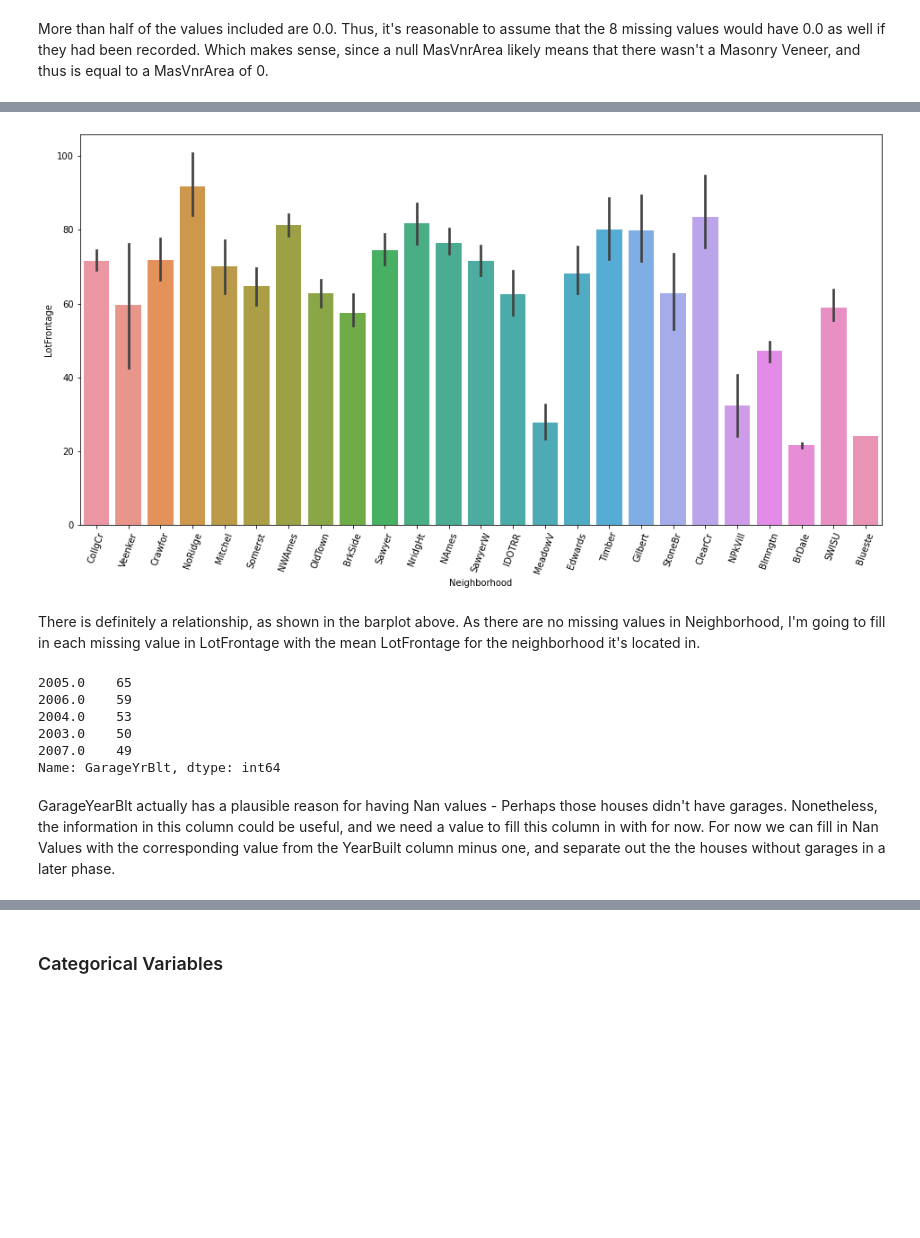
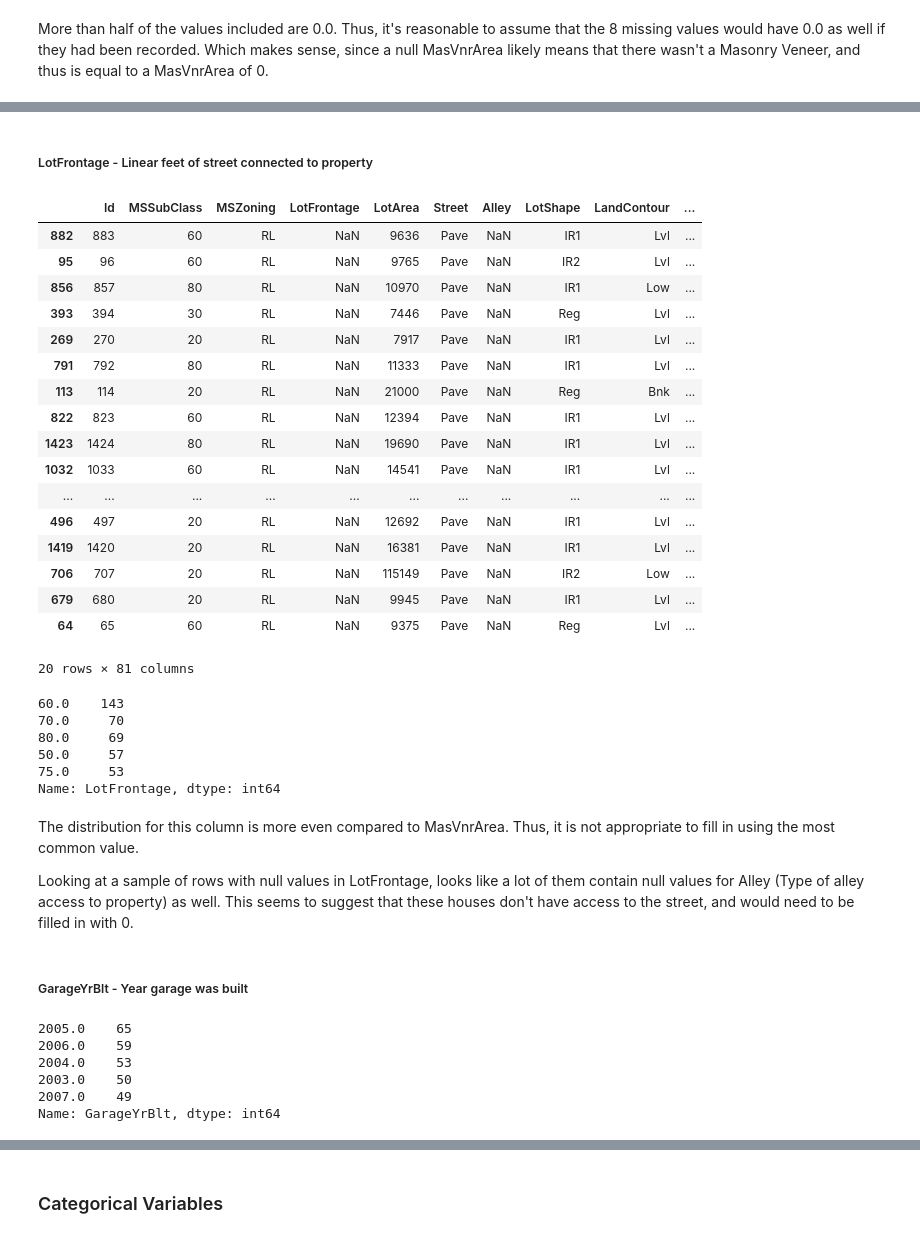
Before and after one commit to SophiaOfTheOceans/Iowa-Housing-Prices, a Jupyter notebook: EDA + Cleaning.ipynb, the cells around one changed output, grey strips where cells are left out. Saved outputs shown, nothing was run; the diff lists cells and outputs as text; code cells hidden in the pictures; blank space fills up the shorter version.

```diff
--- a/EDA + Cleaning.ipynb
+++ b/EDA + Cleaning.ipynb
@@ -93,10 +121,0 @@ Let's try examining this columns relation with another column to see it that wou
-# %%
-#Correlation between Neighborhood and StreetArea.
-plt.figure(figsize=(16,8))
-g = sns.barplot('Neighborhood','LotFrontage',data=df_train)
-g.set_xticklabels(g.get_xticklabels(),rotation=70)
-plt.show()
-# %% [output]
-[figure, removed]
-# %% [markdown]
-There is definitely a relationship, as shown in the barplot above. As there are no missing values in Neighborhood, I'm going to fill in each missing value in LotFrontage with the mean LotFrontage for the neighborhood it's located in.
@@ -109,12 +122,36 @@ df_train['LotFrontage'] = df_train['LotFrontage'].fillna(df_train['Neighborhood'
-# %%
-#GarageYrBlt - Year garage was built
-df_train['GarageYrBlt'].value_counts().head()
-# %% [output]
-2005.0    65
-2006.0    59
-2004.0    53
-2003.0    50
-2007.0    49
-Name: GarageYrBlt, dtype: int64
-# %% [markdown]
-GarageYearBlt actually has a plausible reason for having Nan values - Perhaps those houses didn't have garages. Nonetheless, the information in this column could be useful, and we need a value to fill this column in with for now. For now we can fill in Nan Values with the corresponding value from the YearBuilt column minus one, and separate out the the houses without garages in a later phase.
+# %% [markdown]
+##### LotFrontage - Linear feet of street connected to property
+# %%
+df_train[df_train['LotFrontage'].isnull()].sample(20)
+# %% [output]
+|  | Id | MSSubClass | MSZoning | LotFrontage | LotArea | Street | Alley | LotShape | LandContour | ... |
+| 882 | 883 | 60 | RL | NaN | 9636 | Pave | NaN | IR1 | Lvl | ... |
+| 95 | 96 | 60 | RL | NaN | 9765 | Pave | NaN | IR2 | Lvl | ... |
+| 856 | 857 | 80 | RL | NaN | 10970 | Pave | NaN | IR1 | Low | ... |
+| 393 | 394 | 30 | RL | NaN | 7446 | Pave | NaN | Reg | Lvl | ... |
+| 269 | 270 | 20 | RL | NaN | 7917 | Pave | NaN | IR1 | Lvl | ... |
+| 791 | 792 | 80 | RL | NaN | 11333 | Pave | NaN | IR1 | Lvl | ... |
+| 113 | 114 | 20 | RL | NaN | 21000 | Pave | NaN | Reg | Bnk | ... |
+| 822 | 823 | 60 | RL | NaN | 12394 | Pave | NaN | IR1 | Lvl | ... |
+| 1423 | 1424 | 80 | RL | NaN | 19690 | Pave | NaN | IR1 | Lvl | ... |
+| 1032 | 1033 | 60 | RL | NaN | 14541 | Pave | NaN | IR1 | Lvl | ... |
+| ... | ... | ... | ... | ... | ... | ... | ... | ... | ... | ... |
+| 496 | 497 | 20 | RL | NaN | 12692 | Pave | NaN | IR1 | Lvl | ... |
+| 1419 | 1420 | 20 | RL | NaN | 16381 | Pave | NaN | IR1 | Lvl | ... |
+| 706 | 707 | 20 | RL | NaN | 115149 | Pave | NaN | IR2 | Low | ... |
+| 679 | 680 | 20 | RL | NaN | 9945 | Pave | NaN | IR1 | Lvl | ... |
+| 64 | 65 | 60 | RL | NaN | 9375 | Pave | NaN | Reg | Lvl | ... |
+20 rows × 81 columns
+# %%
+df_train['LotFrontage'].value_counts().head()
+# %% [output]
+60.0    143
+70.0     70
+80.0     69
+50.0     57
+75.0     53
+Name: LotFrontage, dtype: int64
+# %% [markdown]
+The distribution for this column is more even compared to MasVnrArea. Thus, it is not appropriate to fill in using the most common value.
+
+Looking at a sample of rows with null values in LotFrontage, looks like a lot of them contain null values for Alley (Type of alley access to property) as well. This seems to suggest that these houses don't have access to the street, and would need to be filled in with 0.
@@ -120,0 +160,11 @@ GarageYearBlt actually has a plausible reason for having Nan values - Perhaps th
+# %% [markdown]
+##### GarageYrBlt - Year garage was built
+# %%
+df_train['GarageYrBlt'].value_counts().head()
+# %% [output]
+2005.0    65
+2006.0    59
+2004.0    53
+2003.0    50
+2007.0    49
+Name: GarageYrBlt, dtype: int64
```
Also changed, not shown: parts of 23 cells of this notebook.
